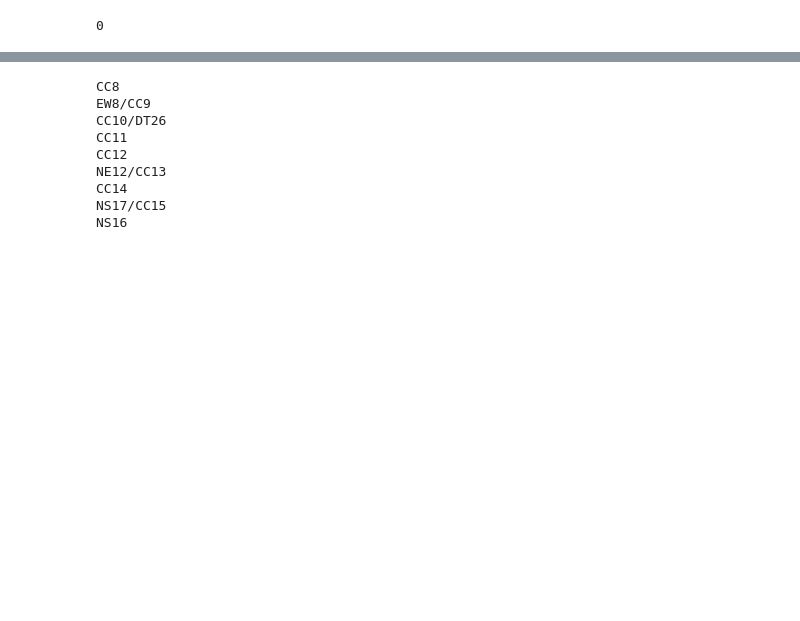
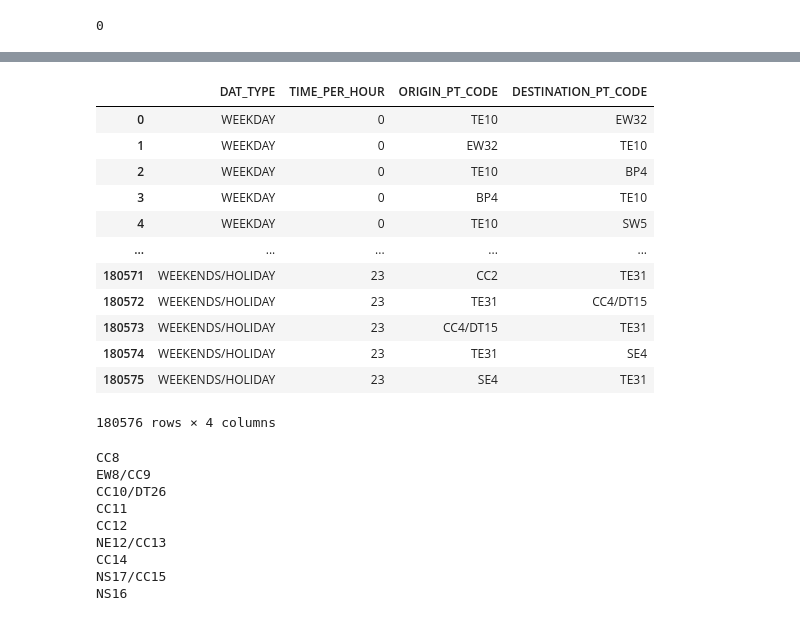
Before and after one commit to Sean-Leishman/NextStopABMS, a Jupyter notebook: data/passenger_volume_by_station.ipynb, the cells around one changed output, grey strips where cells are left out. Cells and saved outputs as stored; diff of their text form; code cells hidden in the pictures; blank space fills up the shorter version.

```diff
--- a/data/passenger_volume_by_station.ipynb
+++ b/data/passenger_volume_by_station.ipynb
@@ -307,3 +372,19 @@ SyntaxError: invalid syntax (Temp/ipykernel_20924/2188923685.py, line 1)
+# %%
+pd.DataFrame(l, columns=["DAT_TYPE","TIME_PER_HOUR","ORIGIN_PT_CODE","DESTINATION_PT_CODE"])
+# %% [output]
+|  | DAT_TYPE | TIME_PER_HOUR | ORIGIN_PT_CODE | DESTINATION_PT_CODE |
+| 0 | WEEKDAY | 0 | TE10 | EW32 |
+| 1 | WEEKDAY | 0 | EW32 | TE10 |
+| 2 | WEEKDAY | 0 | TE10 | BP4 |
+| 3 | WEEKDAY | 0 | BP4 | TE10 |
+| 4 | WEEKDAY | 0 | TE10 | SW5 |
+| ... | ... | ... | ... | ... |
+| 180571 | WEEKENDS/HOLIDAY | 23 | CC2 | TE31 |
+| 180572 | WEEKENDS/HOLIDAY | 23 | TE31 | CC4/DT15 |
+| 180573 | WEEKENDS/HOLIDAY | 23 | CC4/DT15 | TE31 |
+| 180574 | WEEKENDS/HOLIDAY | 23 | TE31 | SE4 |
+| 180575 | WEEKENDS/HOLIDAY | 23 | SE4 | TE31 |
+180576 rows × 4 columns
 # %%
 def get_shortest_path(one,two):
     if one != two:
```
Also changed, not shown: parts of 12 cells of this notebook, 10 other files.
